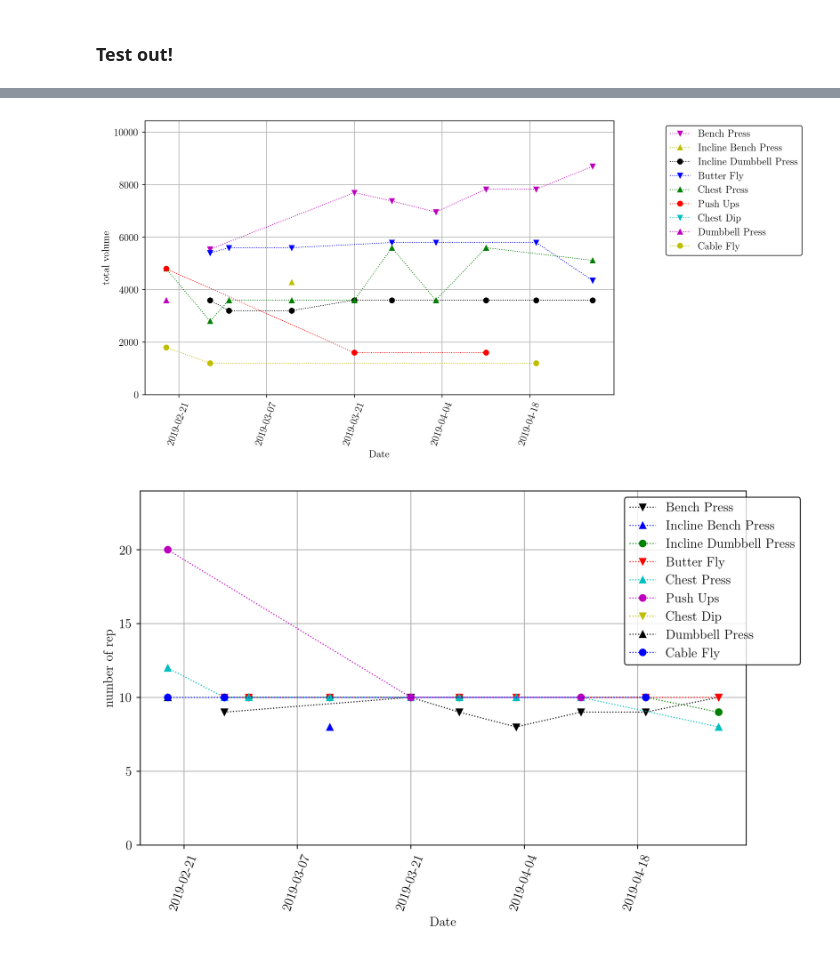
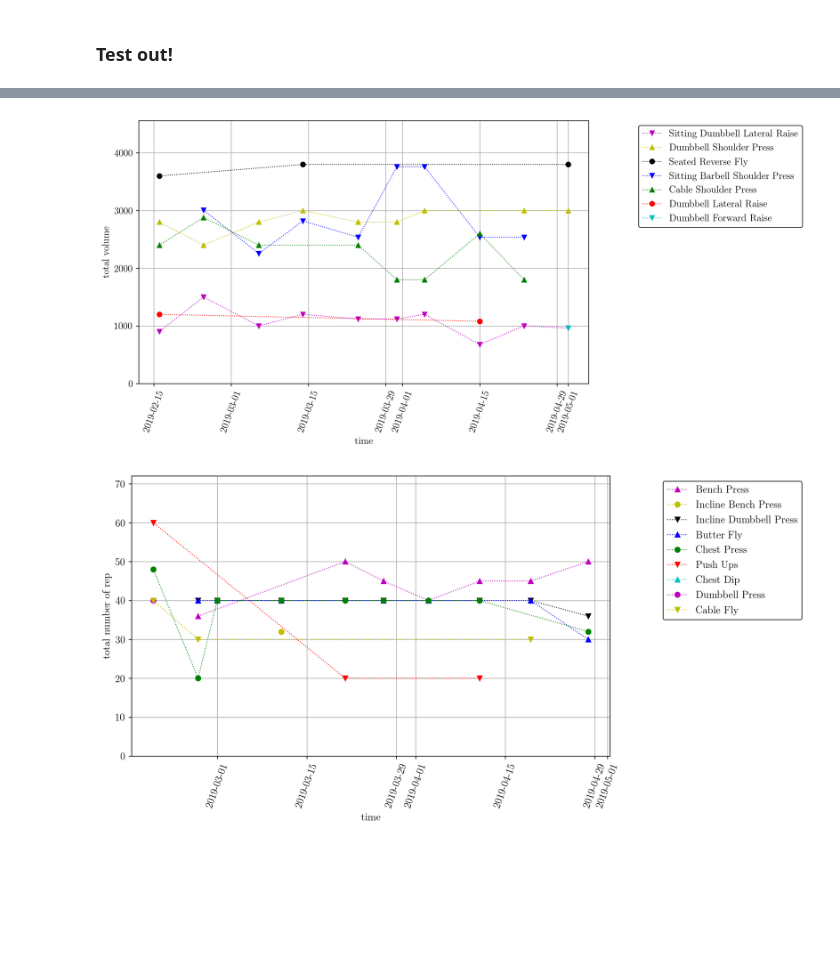
Before and after one commit to HanSunUCLA/My_Workout, a Jupyter notebook: my_workout.ipynb, the cells around one changed output, grey strips where cells are left out. Drawn from its saved outputs; the diff is of its cells as text; code cells hidden in the pictures; blank space fills up the shorter version.

Commit message:
added support for costomized column visualization

```diff
--- a/my_workout.ipynb
+++ b/my_workout.ipynb
@@ -29,18 +29,19 @@ cymarker = cycle('ov^')
 # %%
-class workout_data(object):
+class Workout:
 
     def __init__(self, range_):
         # hard code format
         self.row_idx = {'Shoulder': list(range(0, 7)),
                         'Back':     list(range(9, 16)),
                         'Chest':    list(range(18, 27)),
-                        'Arm':      list(range(29, 40))}
+                        'Arm':      list(range(29, 41))}
         self.cycles = []*len(range_)
         # cycle through and store data
         for cycle_i in range_:
             cycle = {}
             cycle['idx'] = cycle_i
-            sheet = pd.read_excel('GYM.xlsx', sheet_name='Week#' + str(cycle_i))
+            sheet = pd.read_excel('GYM.xlsx', sheet_name='Week#'
+                                  + str(cycle_i))
             for _, range_ in self.row_idx.items():
                 part_block = sheet.iloc[range_, :]
                 cycle[part_block.iloc[0, 0]] = part_block
@@ -63,9 +64,9 @@ class workout_data(object):
             ylim_max = max(ylim_max, max(y)*1.2)
         #
         plt.ylim([0, ylim_max])
-        plt.ylabel('Total Volume, lb')
-        plt.xlabel('Date')
-        plt.legend(bbox_to_anchor=(1.3, 1))
+        plt.ylabel('total volume')
+        plt.xlabel('time')
+        plt.legend(bbox_to_anchor=(1.5, 1))
         plt.xticks(rotation=70)
         plt.grid()
         plt.show()
@@ -74,23 +75,27 @@ class workout_data(object):
 
     def plot_muscle_group(self, part_name, plot_type):
         if plot_type == 'total volume':
-            self._plot_muscle_group(part_name, plot_type, -1)
-        elif plot_type == 'set of weight':
-            self._plot_muscle_group(part_name, plot_type, -3)
+            self._plot_muscle_group(part_name, plot_type, [-1])
+        elif plot_type == 'weight per rep':
+            self._plot_muscle_group(part_name, plot_type, [-3])
         elif plot_type == 'number of set':
-            self._plot_muscle_group(part_name, plot_type, -2)
-        elif plot_type == 'number of rep':
-            self._plot_muscle_group(part_name, plot_type, -4)
+            self._plot_muscle_group(part_name, plot_type, [-2])
+        elif plot_type == 'rep per set':
+            self._plot_muscle_group(part_name, plot_type, [-4])
+        elif plot_type == 'total number of rep':
+            self._plot_muscle_group(part_name, plot_type, [-2, -4])
+        elif plot_type == 'weight per set':
+            self._plot_muscle_group(part_name, plot_type, [-3, -4])
         else:
             print('invalid type')
             return
 
-    def _plot_muscle_group(self, part_name, plot_type, idx_column):
+    def _plot_muscle_group(self, part_name, plot_type, indices):
         plt.figure(figsize=(10, 6), dpi=250)
         ylim_max = 0
         X = []
         num_practice = len(self.row_idx[part_name])
-        Y = [[0]*len(self.cycles) for _ in range(num_practice)]
+        Y = [[1.0]*len(self.cycles) for _ in range(num_practice)]
         #
         for i_cycle, cycle in enumerate(self.cycles):
             part_block = cycle[part_name]
@@ -98,20 +103,22 @@ class workout_data(object):
             for i_practice in range(num_practice):
                 # only append data if practice is done
                 if part_block.iloc[i_practice, -1] > 0:
-                    Y[i_practice][i_cycle] = part_block.iloc[i_practice, idx_column]
+                    for ind in indices:
+                        Y[i_practice][i_cycle] *= part_block.iloc[i_practice,
+                                                             ind]
         X = np.array(X)
         labels = list(part_block.iloc[:, 1])
         #
         for ii, y in enumerate(Y):
             ylim_max = max(ylim_max, max(y)*1.2)
             y = np.array(y)
-            plot_index = [y_i != 0 for y_i in y]
+            plot_index = [y_i != 1 for y_i in y]
             plt.plot(X[plot_index], y[plot_index], color=next(cycol),
                      label=labels[ii], marker=next(cymarker), linestyle=':')
         #
         plt.ylim([0, ylim_max])
         plt.ylabel(plot_type)
-        plt.xlabel('Date')
+        plt.xlabel('time')
         plt.legend(bbox_to_anchor=(1.1, 1))
         plt.xticks(rotation=70)
         plt.grid()
@@ -121,7 +128,7 @@ class workout_data(object):
 # %% [markdown]
 ### Test out!
 # %%
-my_workout = workout_data(range(1, 11))
+my_workout = Workout(range(1, 11))
 # %%
 my_workout.plot_body(['Back', 'Shoulder', 'Arm', 'Chest'])
 # %% [output]
@@ -129,8 +136,8 @@ my_workout.plot_body(['Back', 'Shoulder', 'Arm', 'Chest'])
 # %%
-my_workout.plot_muscle_group('Chest', 'total volume')
+my_workout.plot_muscle_group('Shoulder', 'total volume')
 # %% [output]
-[figure, old version]
+[figure, new version]
 # %%
-my_workout.plot_muscle_group('Chest', 'number of rep')
+my_workout.plot_muscle_group('Chest', 'total number of rep')
 # %% [output]
-[figure, old version]
+[figure, new version]
```
Also changed, not shown: parts of 3 cells of this notebook, 1 other file.
